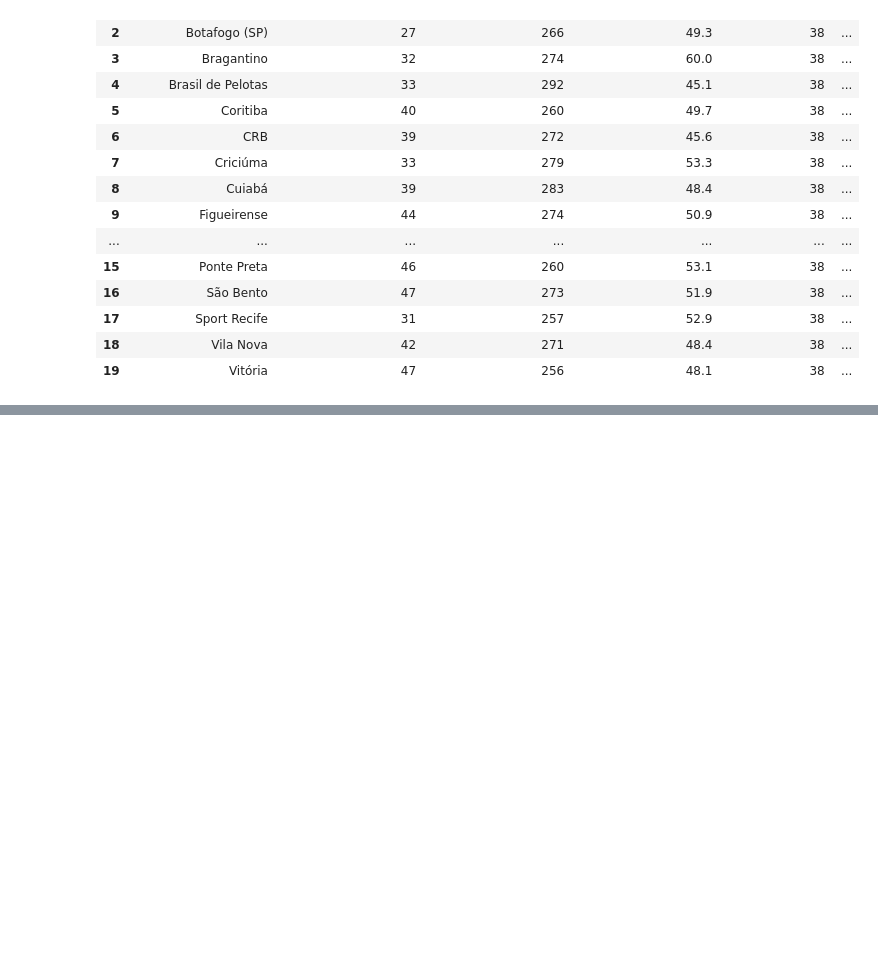
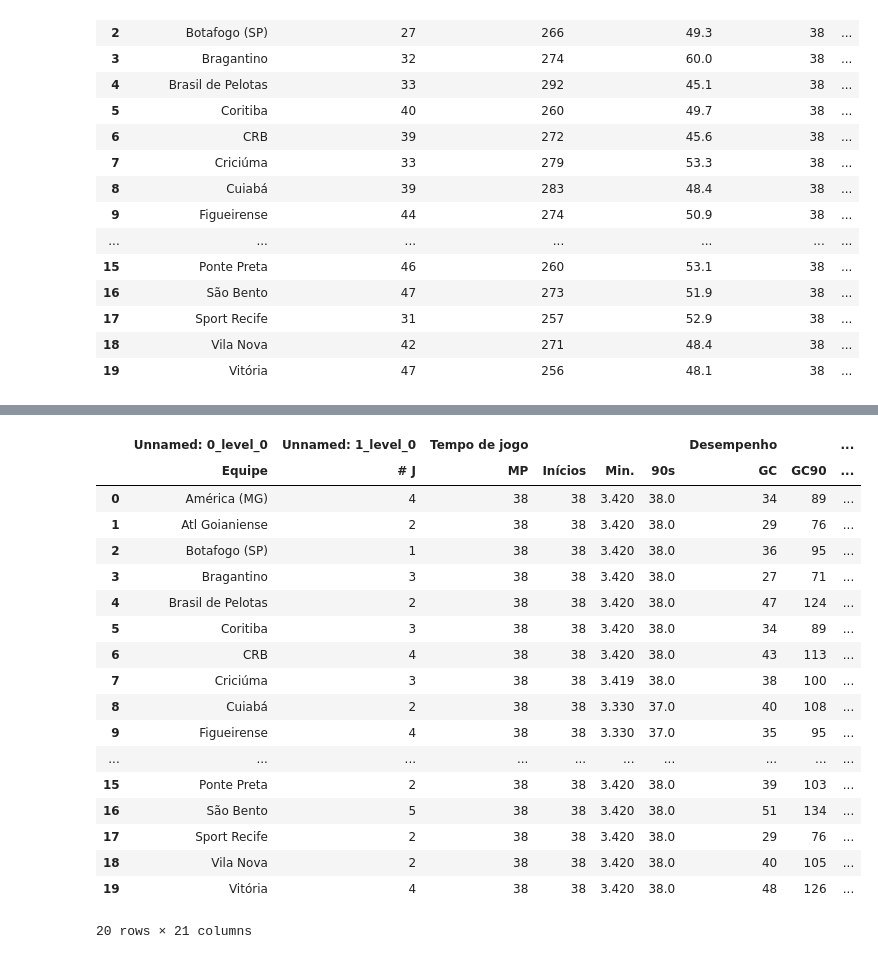
Before and after one commit to CarCesar/AMD, a Jupyter notebook: Dados/Serie B 2020.ipynb, the cells around one changed output, grey strips where cells are left out. Drawn from its saved outputs; the diff is of its cells as text; code cells hidden in the pictures; blank space fills up the shorter version.

```diff
--- a/Dados/Serie B 2020.ipynb
+++ b/Dados/Serie B 2020.ipynb
@@ -91,6 +91,27 @@ tabela
 | 19 | Vitória | 47 | 256 | 48.1 | 42 | 23 | 3 | 4 | ... |
 # %%
 df3 = list_df_tables[4]
+df3
+# %% [output]
+|  | Unnamed: 0_level_0 | Unnamed: 1_level_0 | Tempo de jogo |  |  |  | Desempenho |  | ... |
+|  | Equipe | # J | MP | Inícios | Min. | 90s | GC | GC90 | ... |
+| 0 | América (MG) | 4 | 38 | 38 | 3.420 | 38.0 | 34 | 89 | ... |
+| 1 | Atl Goianiense | 2 | 38 | 38 | 3.420 | 38.0 | 29 | 76 | ... |
+| 2 | Botafogo (SP) | 1 | 38 | 38 | 3.420 | 38.0 | 36 | 95 | ... |
+| 3 | Bragantino | 3 | 38 | 38 | 3.420 | 38.0 | 27 | 71 | ... |
+| 4 | Brasil de Pelotas | 2 | 38 | 38 | 3.420 | 38.0 | 47 | 124 | ... |
+| 5 | Coritiba | 3 | 38 | 38 | 3.420 | 38.0 | 34 | 89 | ... |
+| 6 | CRB | 4 | 38 | 38 | 3.420 | 38.0 | 43 | 113 | ... |
+| 7 | Criciúma | 3 | 38 | 38 | 3.419 | 38.0 | 38 | 100 | ... |
+| 8 | Cuiabá | 2 | 38 | 38 | 3.330 | 37.0 | 40 | 108 | ... |
+| 9 | Figueirense | 4 | 38 | 38 | 3.330 | 37.0 | 35 | 95 | ... |
+| ... | ... | ... | ... | ... | ... | ... | ... | ... | ... |
+| 15 | Ponte Preta | 2 | 38 | 38 | 3.420 | 38.0 | 39 | 103 | ... |
+| 16 | São Bento | 5 | 38 | 38 | 3.420 | 38.0 | 51 | 134 | ... |
+| 17 | Sport Recife | 2 | 38 | 38 | 3.420 | 38.0 | 29 | 76 | ... |
+| 18 | Vila Nova | 2 | 38 | 38 | 3.420 | 38.0 | 40 | 105 | ... |
+| 19 | Vitória | 4 | 38 | 38 | 3.420 | 38.0 | 48 | 126 | ... |
+20 rows × 21 columns
 # %%
 mdf3={'nomes':['ChuteADV','Defesas','JogosSemLevarGol', 'PenaltisSalvos', 'PenaltisADVFora'],
       'posicao':[8,9,14,18,19]}
```
